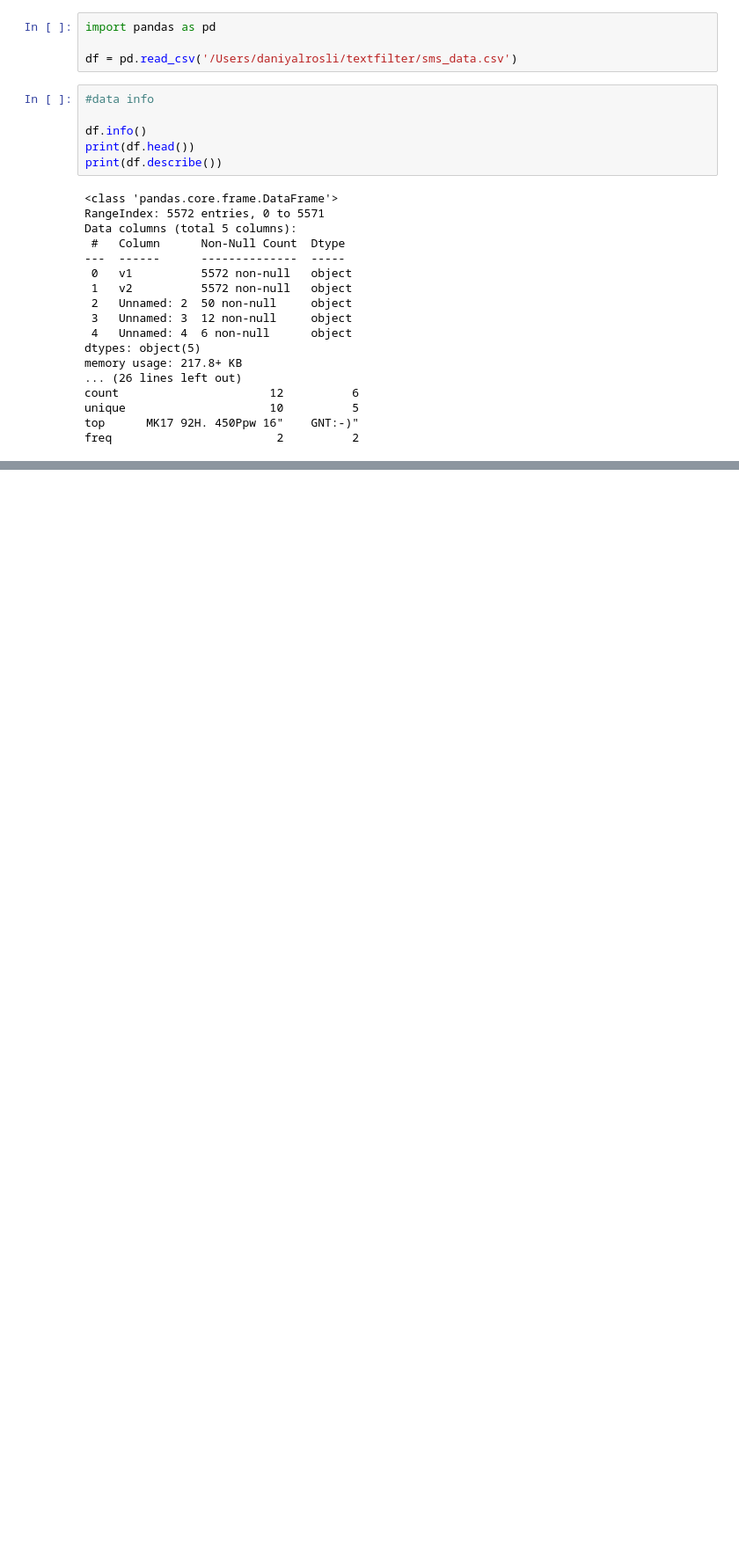
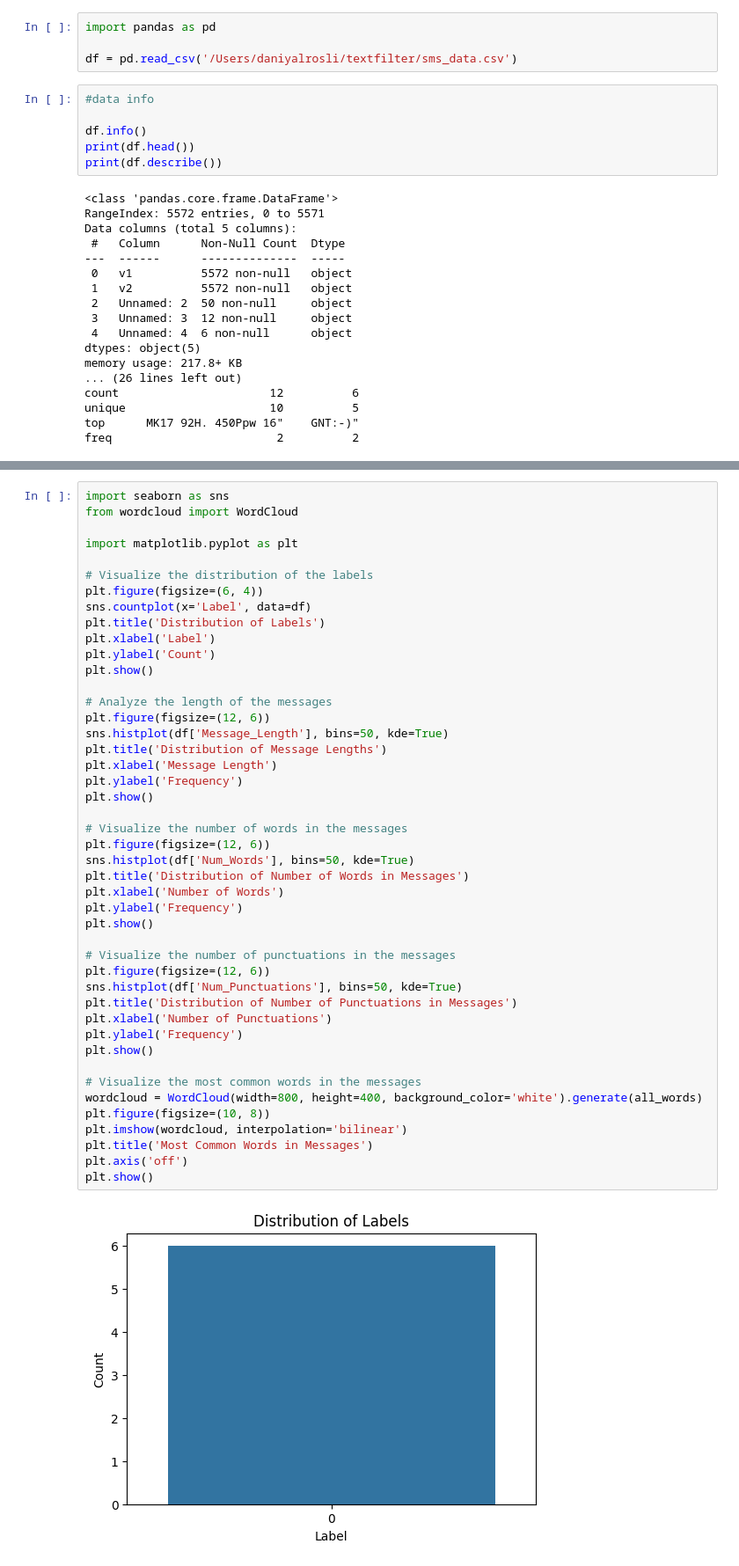
Before and after one commit to daniyalrosli/TextFilter, a Jupyter notebook: model.ipynb, the cells around one changed output, grey strips where cells are left out. Shown at 88% size. Drawn from its saved outputs; the diff is of its cells as text; blank space fills up the shorter version.

```diff
--- a/model.ipynb
+++ b/model.ipynb
@@ -28,0 +153,47 @@ freq                        2          2
+# %%
+import seaborn as sns
+from wordcloud import WordCloud
+
+import matplotlib.pyplot as plt
+
+# Visualize the distribution of the labels
+plt.figure(figsize=(6, 4))
+sns.countplot(x='Label', data=df)
+plt.title('Distribution of Labels')
+plt.xlabel('Label')
+plt.ylabel('Count')
+plt.show()
+
+# Analyze the length of the messages
+plt.figure(figsize=(12, 6))
+sns.histplot(df['Message_Length'], bins=50, kde=True)
+plt.title('Distribution of Message Lengths')
+plt.xlabel('Message Length')
+plt.ylabel('Frequency')
+plt.show()
+
+# Visualize the number of words in the messages
+plt.figure(figsize=(12, 6))
+sns.histplot(df['Num_Words'], bins=50, kde=True)
+plt.title('Distribution of Number of Words in Messages')
+plt.xlabel('Number of Words')
+plt.ylabel('Frequency')
+plt.show()
+
+# Visualize the number of punctuations in the messages
+plt.figure(figsize=(12, 6))
+sns.histplot(df['Num_Punctuations'], bins=50, kde=True)
+plt.title('Distribution of Number of Punctuations in Messages')
+plt.xlabel('Number of Punctuations')
+plt.ylabel('Frequency')
+plt.show()
+
+# Visualize the most common words in the messages
+wordcloud = WordCloud(width=800, height=400, background_color='white').generate(all_words)
+plt.figure(figsize=(10, 8))
+plt.imshow(wordcloud, interpolation='bilinear')
+plt.title('Most Common Words in Messages')
+plt.axis('off')
+plt.show()
+# %% [output]
+[figure, added]
```
Also changed, not shown: parts of 7 cells of this notebook, 1 other file.
